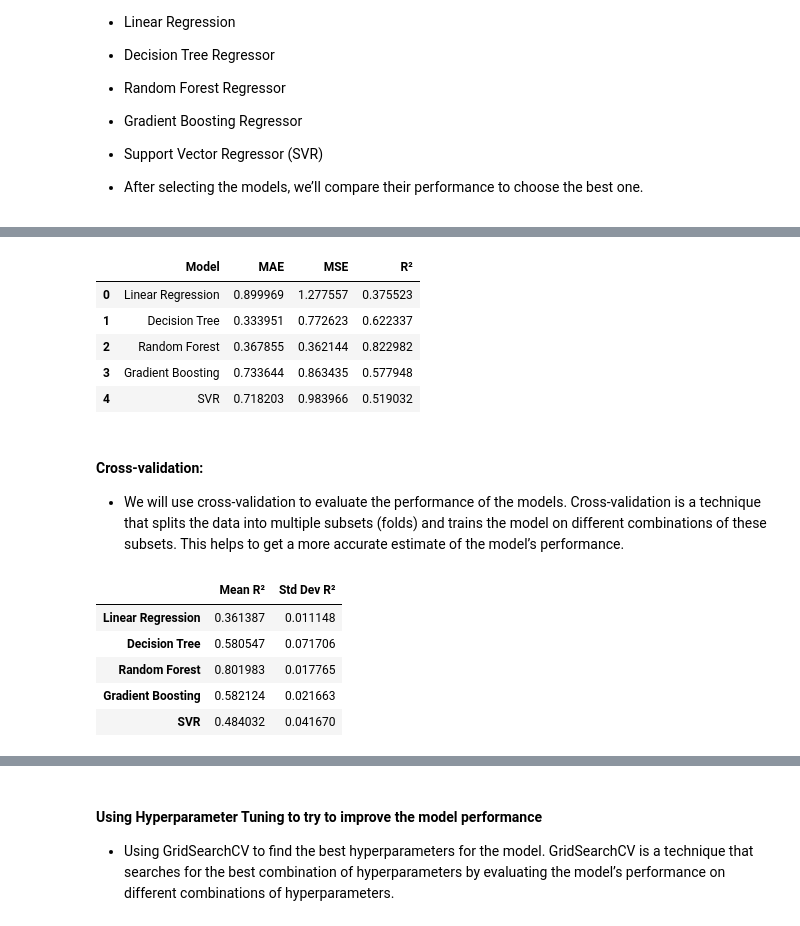
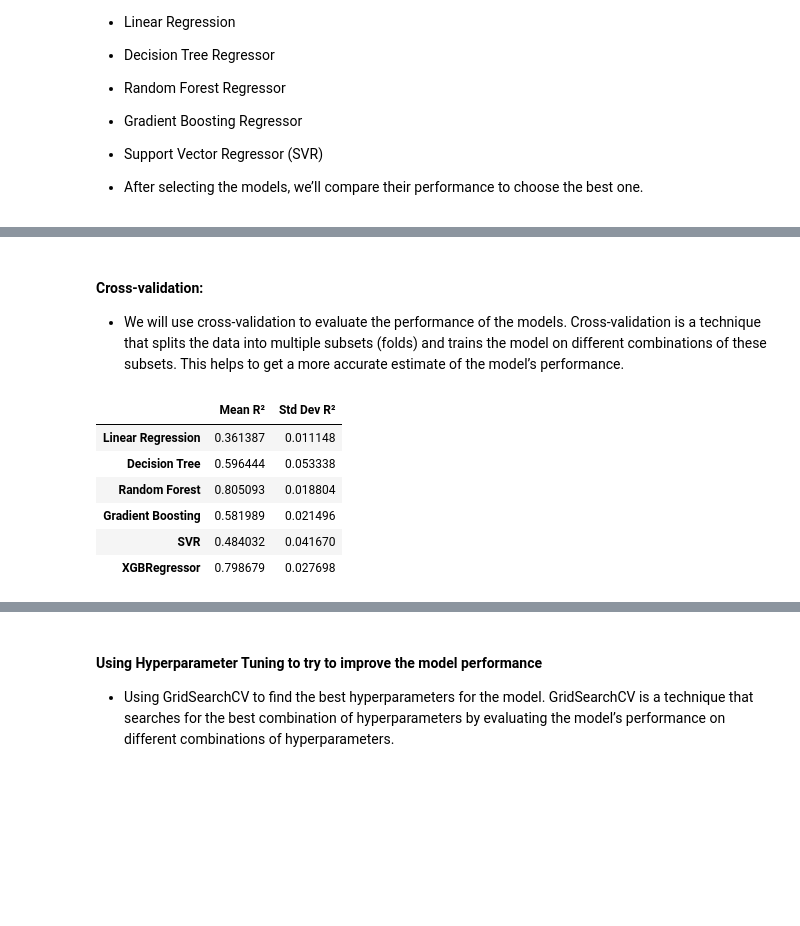
Before and after one commit to AlexRibeiro95/Environmental_factors_on_Public_health, a Jupyter notebook: notebooks/model_training(3).ipynb, the cells around one changed output, grey strips where cells are left out. Cells and saved outputs as stored; diff of their text form; code cells hidden in the pictures; blank space fills up the shorter version.

```diff
--- a/notebooks/model_training(3).ipynb
+++ b/notebooks/model_training(3).ipynb
@@ -109,6 +109,7 @@ from sklearn.linear_model import LinearRegression
 from sklearn.tree import DecisionTreeRegressor
 from sklearn.ensemble import RandomForestRegressor, GradientBoostingRegressor
 from sklearn.svm import SVR
+from xgboost import XGBRegressor
 from sklearn.metrics import mean_absolute_error, mean_squared_error, r2_score
 
 # Define the models
@@ -117,7 +118,8 @@ models = {
     "Decision Tree": DecisionTreeRegressor(),
     "Random Forest": RandomForestRegressor(),
     "Gradient Boosting": GradientBoostingRegressor(),
-    "SVR": SVR()
+    "SVR": SVR(),
+    "XGBRegressor": XGBRegressor(),
 }
 
 # Dictionary to store the results
@@ -245,47 +248,3 @@ Passing `palette` without assigning `hue` is deprecated and will be removed in v
-# %%
-# Define the models
-models = {
-    "Linear Regression": LinearRegression(),
-    "Decision Tree": DecisionTreeRegressor(),
-    "Random Forest": RandomForestRegressor(),
-    "Gradient Boosting": GradientBoostingRegressor(),
-    "SVR": SVR()
-}
-
-# Dictionary to store the results
-results = []
-
-# Train and evaluate each model
-for model_name, model in models.items():
-    # Train the model
-    model.fit(X_train, y_train)
-
-    # Make predictions
-    y_pred = model.predict(X_test)
-
-    # Evaluate the model
-    mae = mean_absolute_error(y_test, y_pred)
-    mse = mean_squared_error(y_test, y_pred)
-    r2 = r2_score(y_test, y_pred)
-
-    # Store the results in the list
-    results.append({
-        "Model": model_name,
-        "MAE": mae,
-        "MSE": mse,
-        "R²": r2
-    })
-
-# Convert the results to a DataFrame for easier comparison
-results_df = pd.DataFrame(results)
-results_df
-# %% [output]
-|  | Model | MAE | MSE | R² |
-| 0 | Linear Regression | 0.899969 | 1.277557 | 0.375523 |
-| 1 | Decision Tree | 0.333951 | 0.772623 | 0.622337 |
-| 2 | Random Forest | 0.367855 | 0.362144 | 0.822982 |
-| 3 | Gradient Boosting | 0.733644 | 0.863435 | 0.577948 |
-| 4 | SVR | 0.718203 | 0.983966 | 0.519032 |
 # %% [markdown]
 #### Cross-validation:
 
@@ -295,35 +254,37 @@ results_df
 
 # List of models to evaluate
 
 models = {
     "Linear Regression": LinearRegression(),
     "Decision Tree": DecisionTreeRegressor(),
     "Random Forest": RandomForestRegressor(),
     "Gradient Boosting": GradientBoostingRegressor(),
-    "SVR": SVR()
+    "SVR": SVR(),
+    "XGBRegressor": XGBRegressor(),
 }
 
 # Dictionary to store the cross-validation results
 cv_results = {}
 
 # Perform cross-validation for each model
 for model_name, model in models.items():
     # Perform cross-validation with 5 folds
     cv_scores = cross_val_score(model, X_train, y_train, cv=5, scoring='r2')
 
     # Store the mean and standard deviation of R² scores
     cv_results[model_name] = {
         "Mean R²": cv_scores.mean(),
         "Std Dev R²": cv_scores.std()
     }
 
 # Convert the results to a DataFrame for easier comparison
 cv_results_df = pd.DataFrame(cv_results).T
 cv_results_df
 # %% [output]
 |  | Mean R² | Std Dev R² |
 | Linear Regression | 0.361387 | 0.011148 |
-| Decision Tree | 0.580547 | 0.071706 |
-| Random Forest | 0.801983 | 0.017765 |
-| Gradient Boosting | 0.582124 | 0.021663 |
+| Decision Tree | 0.596444 | 0.053338 |
+| Random Forest | 0.805093 | 0.018804 |
+| Gradient Boosting | 0.581989 | 0.021496 |
 | SVR | 0.484032 | 0.041670 |
+| XGBRegressor | 0.798679 | 0.027698 |
```
Also changed, not shown: parts of 21 cells of this notebook, 5 other files.
